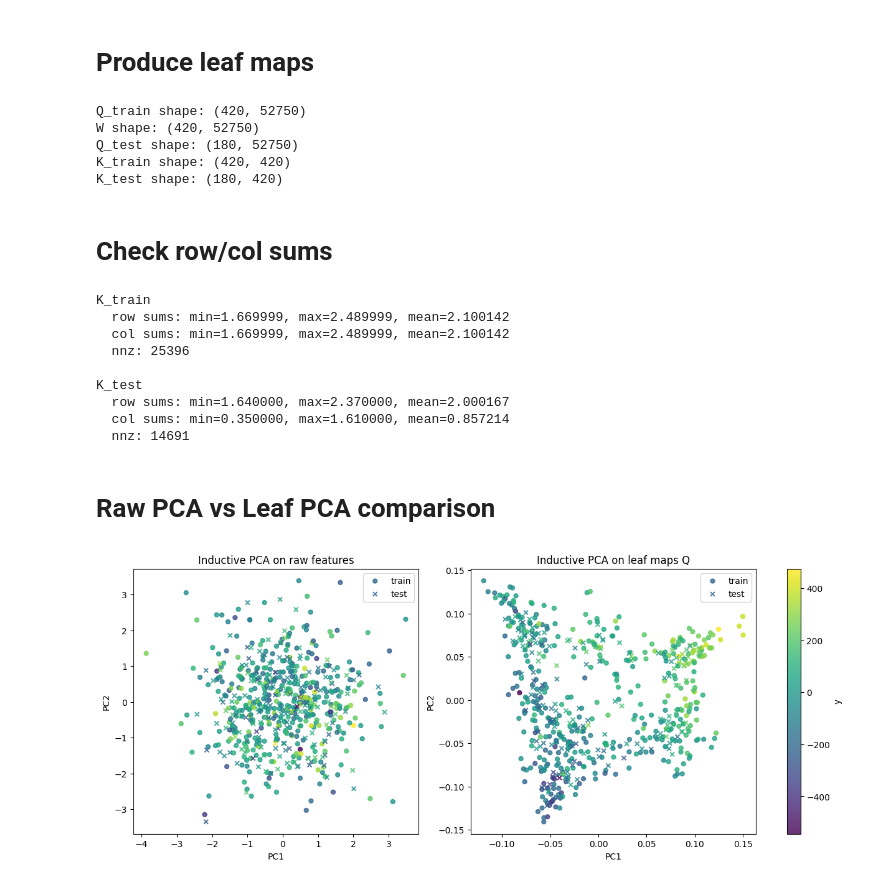
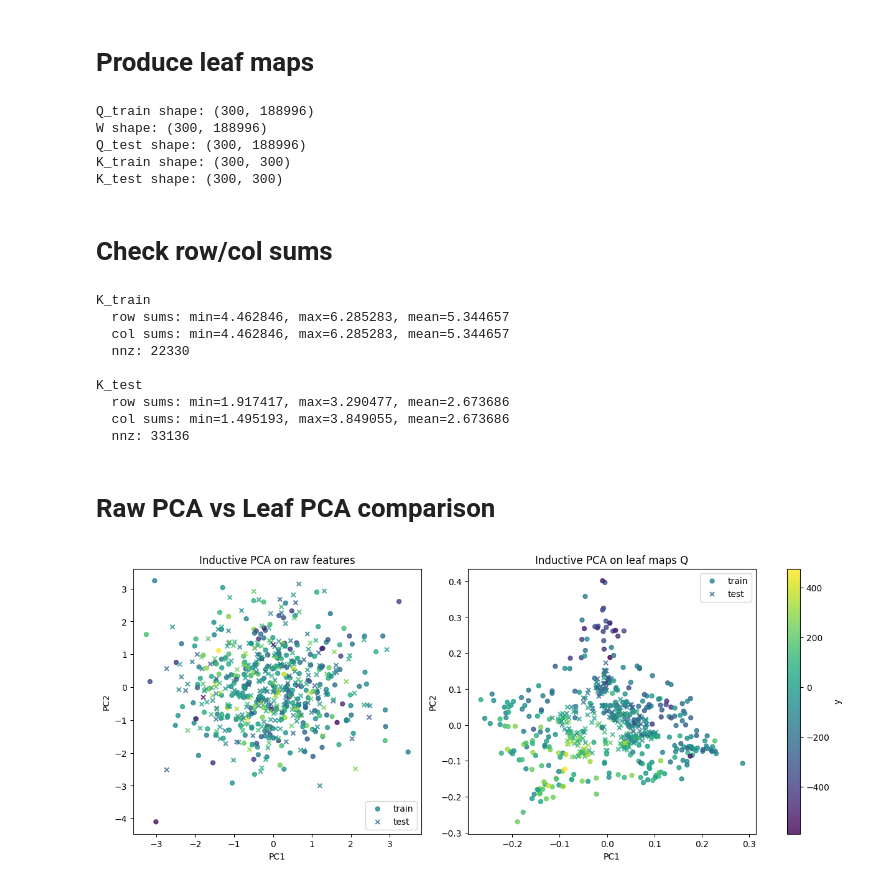
Before and after one commit to jakerhodes/RF-GAP-Python, a Jupyter notebook: demo_regression.ipynb, the cells around one changed output. Saved outputs shown, nothing was run; the diff lists cells and outputs as text; code cells hidden in the pictures.

```diff
--- a/demo_regression.ipynb
+++ b/demo_regression.ipynb
@@ -26,22 +27,34 @@ X, y = make_regression(
 
 X_train, X_test, y_train, y_test = train_test_split(
     X, y,
-    test_size=0.3,
+    test_size=0.5,
     random_state=seed,
 )
 # %% [markdown]
 # Fit LeafEncoder
 # %%
-forest = RandomForestRegressor(
-    n_estimators=100,
+forest = ExtraTreesRegressor(
+    n_estimators=500,
     bootstrap=True,
     oob_score=True,
     n_jobs=-1,
     random_state=seed,
     verbose=0,
 )
+forest = RandomForestRegressor(
+    n_estimators=500,
+    bootstrap=True,
+    oob_score=True,
+    n_jobs=-1,
+    random_state=seed,
+    verbose=0,
+)
+# forest = XGBRegressor(
+#     n_estimators=100,
+#     random_state=seed,
+# )
 
-weight_scheme = "uniform"
+weight_scheme = "oob"
 
 enc = LeafEncoder(
     forest=forest,
@@ -64,11 +77,11 @@ K_test = enc.kernel_extend(X_test, return_dense=False)
 print("K_train shape:", K_train.shape)
 print("K_test shape:", K_test.shape)
 # %% [output]
-Q_train shape: (420, 52750)
-W shape: (420, 52750)
-Q_test shape: (180, 52750)
-K_train shape: (420, 420)
-K_test shape: (180, 420)
+Q_train shape: (300, 188996)
+W shape: (300, 188996)
+Q_test shape: (300, 188996)
+K_train shape: (300, 300)
+K_test shape: (300, 300)
 # %% [markdown]
 # Check row/col sums
 # %%
@@ -86,14 +99,14 @@ print_sum_stats("K_train", K_train)
 print_sum_stats("K_test", K_test)
 # %% [output]
 K_train
-  row sums: min=1.669999, max=2.489999, mean=2.100142
-  col sums: min=1.669999, max=2.489999, mean=2.100142
-  nnz: 25396
+  row sums: min=4.462846, max=6.285283, mean=5.344657
+  col sums: min=4.462846, max=6.285283, mean=5.344657
+  nnz: 22330
 
 K_test
-  row sums: min=1.640000, max=2.370000, mean=2.000167
-  col sums: min=0.350000, max=1.610000, mean=0.857214
-  nnz: 14691
+  row sums: min=1.917417, max=3.290477, mean=2.673686
+  col sums: min=1.495193, max=3.849055, mean=2.673686
+  nnz: 33136
 # %% [markdown]
 # Raw PCA vs Leaf PCA comparison
 # %%
@@ -109,35 +122,35 @@ Z_raw = np.vstack([Z_raw_train, Z_raw_test])
 
 # Leaf-map PCA: fit on train Q, project test Q
 pca_q = PCA(n_components=2, random_state=seed)
-Z_q_train = pca_q.fit_transform(Q_train.toarray())
-Z_q_test = pca_q.transform(Q_test.toarray())
+Z_q_train = pca_q.fit_transform(Q_train)
+Z_q_test = pca_q.transform(Q_test)
 Z_q = np.vstack([Z_q_train, Z_q_test])
 
 fig, axes = plt.subplots(1, 2, figsize=(12, 5), constrained_layout=True)
 
 for ax, Z, title in zip(
     axes,
     [Z_raw, Z_q],
     ["Inductive PCA on raw features", "Inductive PCA on leaf maps Q"],
 ):
     for split, marker in [("train", "o"), ("test", "x")]:
         mask = split_all == split
         sc = ax.scatter(
             Z[mask, 0],
             Z[mask, 1],
             c=y_all[mask],
             marker=marker,
             s=25,
             alpha=0.8,
             label=split,
         )
 
     ax.set_title(title)
     ax.set_xlabel("PC1")
     ax.set_ylabel("PC2")
     ax.legend()
 
 fig.colorbar(sc, ax=axes, label="y")
 plt.show()
 # %% [output]
-[figure, old version]
+[figure, new version]
```
Also changed, not shown: parts of 3 cells of this notebook.
